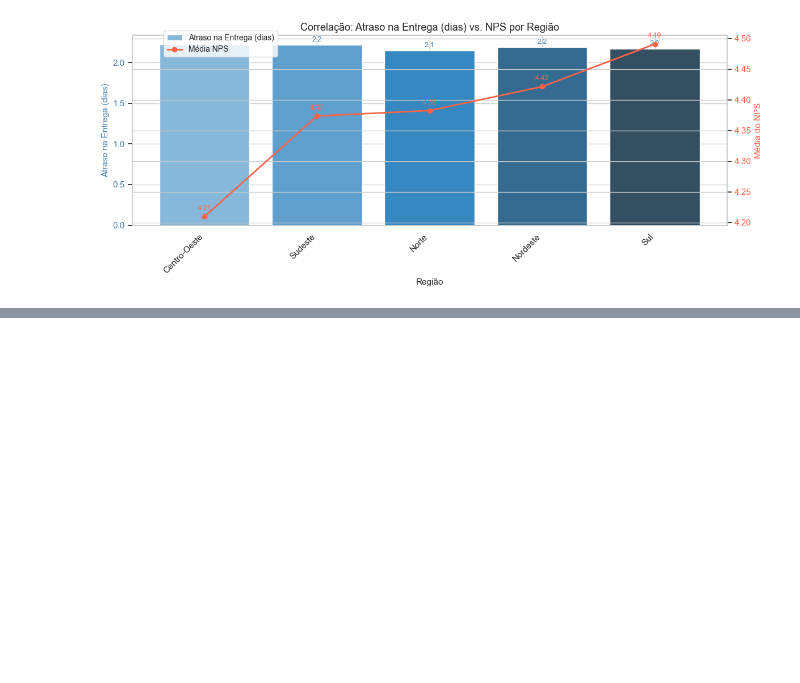
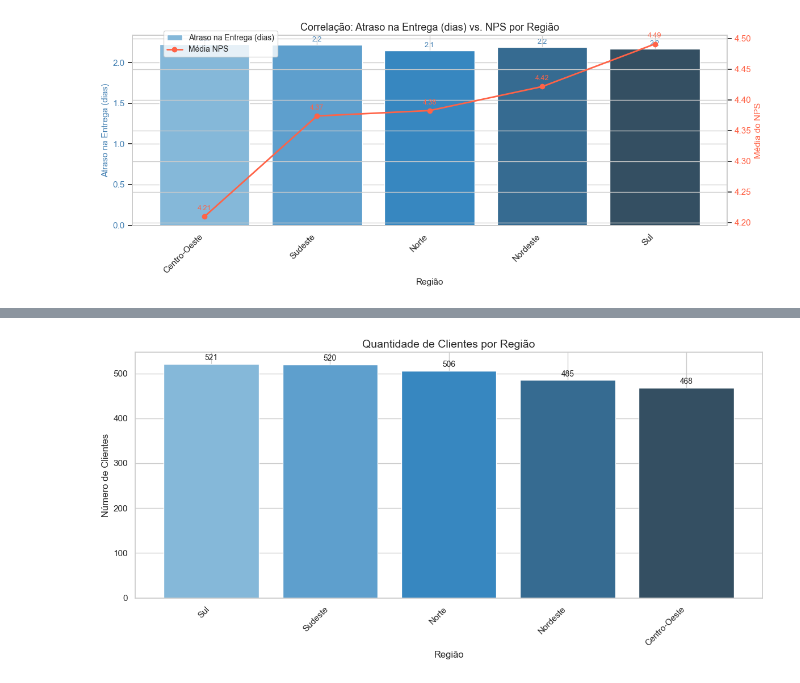
Before and after one commit to Vitor-Lopes-Rodrigues/1IAST---Fase-1---Tech-Challenge, a Jupyter notebook: notebooks/data_exploration.ipynb, the cells around one changed output, grey strips where cells are left out. Saved outputs shown, nothing was run; the diff lists cells and outputs as text; code cells hidden in the pictures; blank space fills up the shorter version.

Commit message:
feat: adding dictionary of the datas, plots average age, add show some insights and conclusions

```diff
--- a/notebooks/data_exploration.ipynb
+++ b/notebooks/data_exploration.ipynb
@@ -385,0 +450,24 @@ for coluna, label in variables.items():
+# %%
+clientes_por_regiao = df['customer_region'].value_counts().sort_values(ascending=False)
+
+fig, ax = plt.subplots(figsize=(12, 6))
+
+cores = sns.color_palette('Blues_d', len(clientes_por_regiao))
+bars = ax.bar(clientes_por_regiao.index, clientes_por_regiao.values, color=cores)
+
+for bar in bars:
+    ax.text(
+        bar.get_x() + bar.get_width() / 2,
+        bar.get_height() + bar.get_height() * 0.01,
+        f'{int(bar.get_height())}',
+        ha='center', va='bottom', fontsize=10
+    )
+
+ax.set_title('Quantidade de Clientes por Região', fontsize=14)
+ax.set_xlabel('Região', fontsize=12)
+ax.set_ylabel('Número de Clientes', fontsize=12)
+plt.xticks(rotation=45, ha='right')
+plt.tight_layout()
+plt.show()
+# %% [output]
+[figure, added]
```
Also changed, not shown: parts of 12 cells of this notebook.
